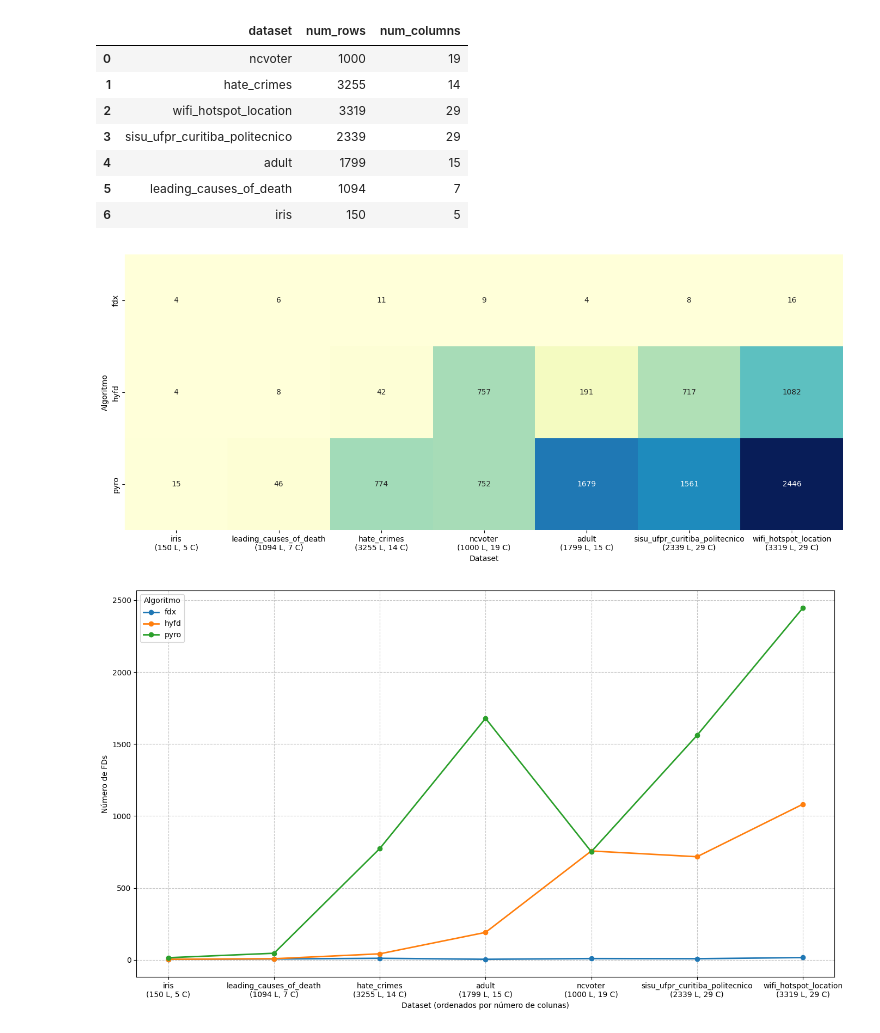
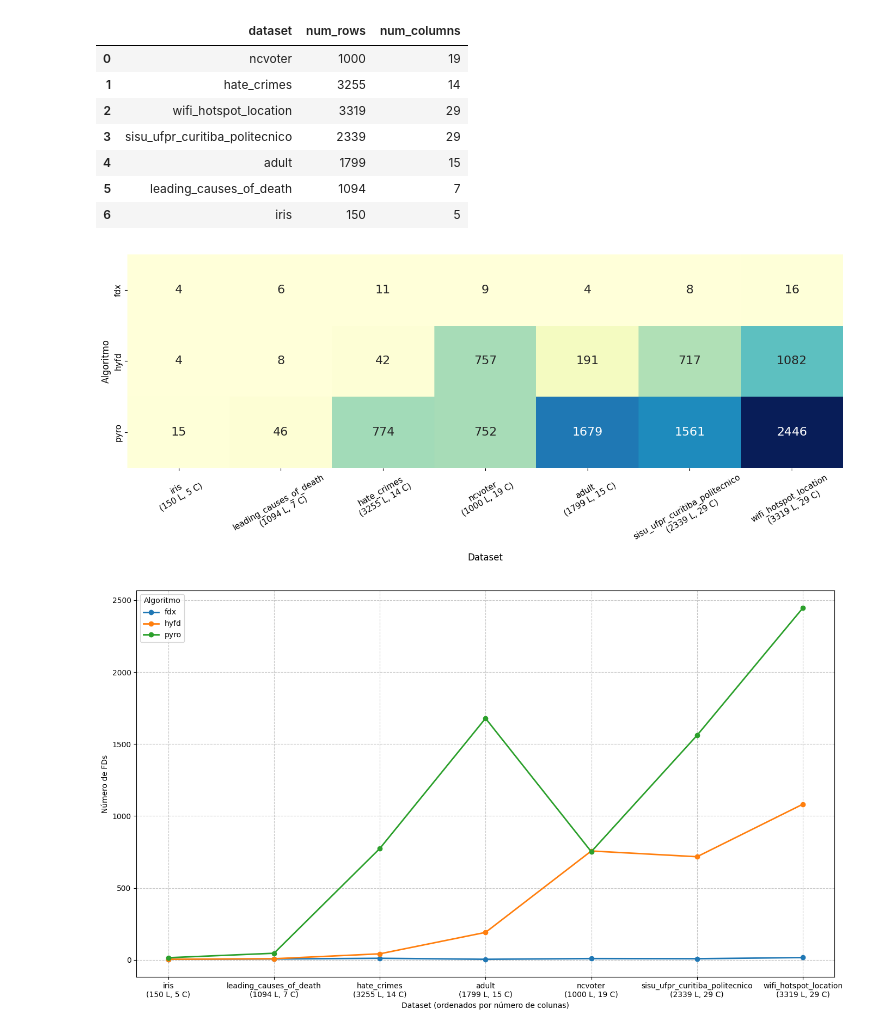
Before and after one commit to AlexF99/tcc, a Jupyter notebook: src/metrics/visualizations/stats.ipynb, the cells around one changed output. Drawn from its saved outputs; the diff is of its cells as text; code cells hidden in the pictures.

Commit message:
bigger font sizes for stats graphs

```diff
--- a/src/metrics/visualizations/stats.ipynb
+++ b/src/metrics/visualizations/stats.ipynb
@@ -41,38 +41,39 @@ def count_fds_by_algorithm_dataset(df):
 # Create a matrix showing the number of FDs for each algorithm-dataset combination
 fd_count_matrix = count_fds_by_algorithm_dataset(global_df)
 
 # Calculate total FDs per dataset for sorting
 total_fds_per_dataset = fd_count_matrix.sum().sort_values()
 sorted_datasets = total_fds_per_dataset.index.tolist()
 
 # Reindex the matrix to have datasets in ascending order by FD count
 fd_count_matrix = fd_count_matrix[sorted_datasets]
 
 # Display the matrix
 fd_count_matrix
 
 # Create custom x-tick labels with dataset info
 custom_labels = []
 for dataset in sorted_datasets:
     # Find the dataset info
     dataset_info = datasets_info[datasets_info['dataset'] == dataset]
     if not dataset_info.empty:
         rows = dataset_info['num_rows'].values[0]
         cols = dataset_info['num_columns'].values[0]
         custom_labels.append(f"{dataset}\n({rows} L, {cols} C)")
     else:
         custom_labels.append(dataset)
 
 # Optional: Create a heatmap visualization
 plt.figure(figsize=(14, 6))  # Made figure wider to accommodate larger labels
-sns.heatmap(fd_count_matrix, annot=True, fmt='d', cmap='YlGnBu', cbar=False)
-plt.ylabel('Algoritmo')
-plt.xlabel('Dataset')
-plt.xticks(ticks=np.arange(len(sorted_datasets)) + 0.5, labels=custom_labels, rotation=0)
+sns.heatmap(fd_count_matrix, annot=True, fmt='d', cmap='YlGnBu', cbar=False, annot_kws={"size": 16})
+plt.ylabel('Algoritmo', fontsize=12)
+plt.xlabel('Dataset', fontsize=12)
+plt.xticks(ticks=np.arange(len(sorted_datasets)) + 0.5, labels=custom_labels, rotation=30, fontsize=11)
+plt.yticks(fontsize=11)
 plt.tight_layout()
 plt.show()
 # %% [output]
-[figure, old version]
+[figure, new version]
 # %%
 # Sort datasets by number of columns
 datasets_sorted_by_columns = datasets_info.sort_values('num_columns')['dataset'].tolist()
```
